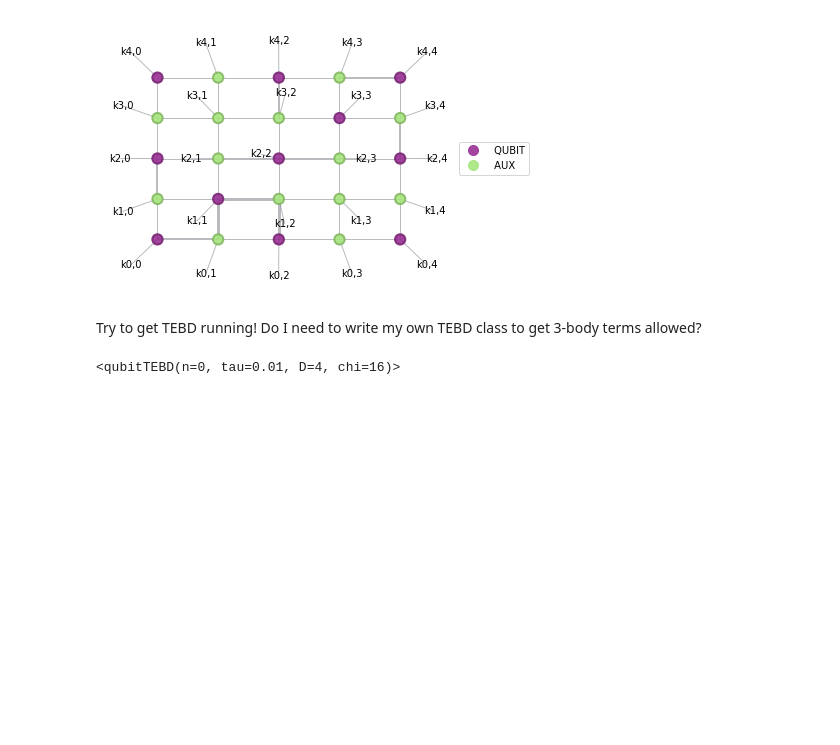
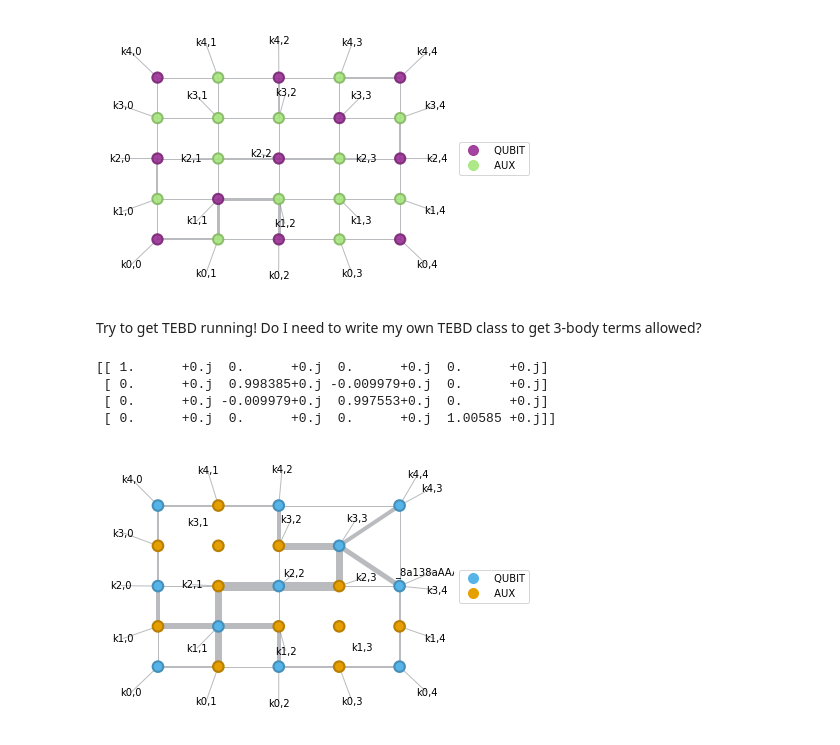
Before and after one commit to gabrielwoolls/fermion-encoding, a Jupyter notebook: Examples-Testing.ipynb, the cells around one changed output. Drawn from its saved outputs; the diff is of its cells as text; code cells hidden in the pictures; blank space fills up the shorter version.

```diff
--- a/Examples-Testing.ipynb
+++ b/Examples-Testing.ipynb
@@ -719,7 +719,16 @@ from tebd import qubitTEBD
 psi0 = beeky.QubitEncodeVector.rand(3, 3).convert_to_ePEPS_vector()
 ham = hams.SpinlessSimHam(3,3).convert_to_coordinate_ham(psi0.qubit_to_coo_map)
 qtebd = qubitTEBD(psi0, ham)
+# %%
+h.get_gate_expm(where=((4,0), (2,0)), x=0.01)
+# %% [output]
+[[ 1.      +0.j  0.      +0.j  0.      +0.j  0.      +0.j]
+ [ 0.      +0.j  0.998385+0.j -0.009979+0.j  0.      +0.j]
+ [ 0.      +0.j -0.009979+0.j  0.997553+0.j  0.      +0.j]
+ [ 0.      +0.j  0.      +0.j  0.      +0.j  1.00585 +0.j]]
 # %%
-qtebd
+qtebd.evolve(10)
-# %% [output]
-<qubitTEBD(n=0, tau=0.01, D=4, chi=16)>
+# %%
+qtebd.state.draw()
+# %% [output]
+[figure, added]
```
Also changed, not shown: parts of 1 cell of this notebook, 1 other file.
